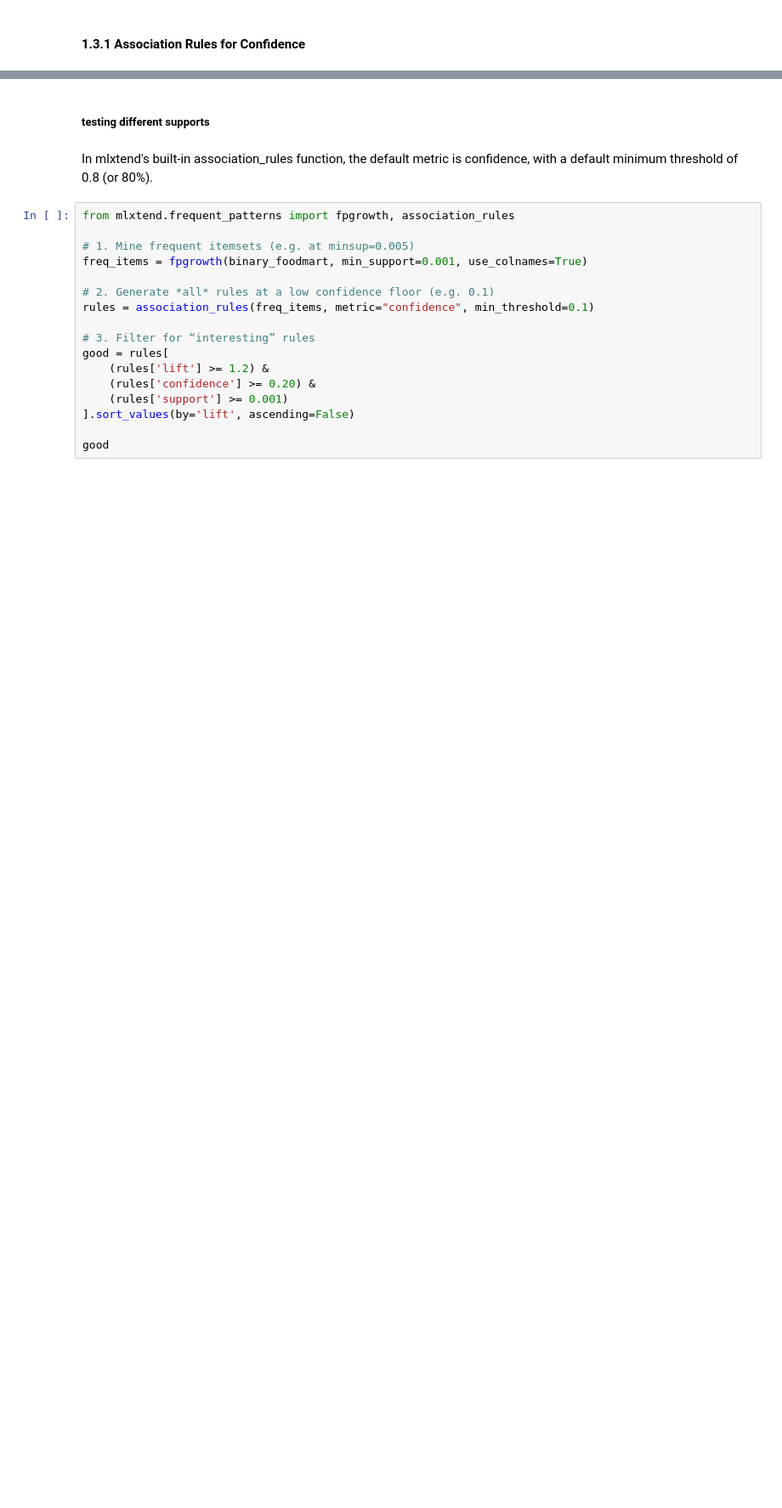
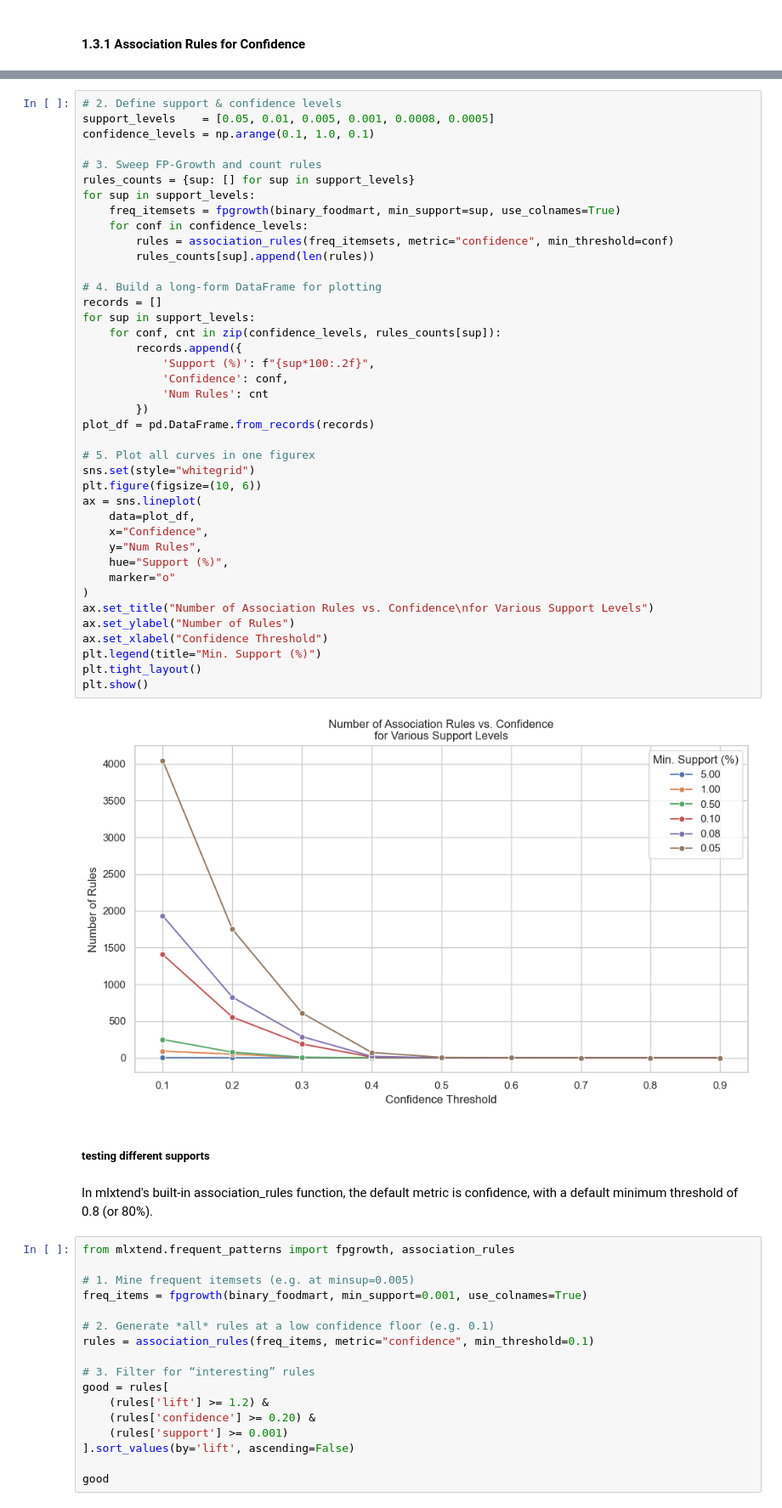
Before and after one commit to ijustsnapped/DataMine_PI, a Jupyter notebook: PD_202425_Project1/PD_202425_Project.ipynb, the cells around one changed output, grey strips where cells are left out. Shown: that part at 85% size. Drawn from its saved outputs; the diff is of its cells as text; blank space fills up the shorter version.

Commit message:
plotly in html, confidence graph

```diff
--- a/PD_202425_Project1/PD_202425_Project.ipynb
+++ b/PD_202425_Project1/PD_202425_Project.ipynb
@@ -879,3 +894,45 @@ Since the support minimum <ins>threshold level of 5% didn't display but one pair
+# %%
+# 2. Define support & confidence levels
+support_levels    = [0.05, 0.01, 0.005, 0.001, 0.0008, 0.0005]
+confidence_levels = np.arange(0.1, 1.0, 0.1)
+
+# 3. Sweep FP‑Growth and count rules
+rules_counts = {sup: [] for sup in support_levels}
+for sup in support_levels:
+    freq_itemsets = fpgrowth(binary_foodmart, min_support=sup, use_colnames=True)
+    for conf in confidence_levels:
+        rules = association_rules(freq_itemsets, metric="confidence", min_threshold=conf)
+        rules_counts[sup].append(len(rules))
+
+# 4. Build a long‑form DataFrame for plotting
+records = []
+for sup in support_levels:
+    for conf, cnt in zip(confidence_levels, rules_counts[sup]):
+        records.append({
+            'Support (%)': f"{sup*100:.2f}",
+            'Confidence': conf,
+            'Num Rules': cnt
+        })
+plot_df = pd.DataFrame.from_records(records)
+
+# 5. Plot all curves in one figurex
+sns.set(style="whitegrid")
+plt.figure(figsize=(10, 6))
+ax = sns.lineplot(
+    data=plot_df,
+    x="Confidence",
+    y="Num Rules",
+    hue="Support (%)",
+    marker="o"
+)
+ax.set_title("Number of Association Rules vs. Confidence\nfor Various Support Levels")
+ax.set_ylabel("Number of Rules")
+ax.set_xlabel("Confidence Threshold")
+plt.legend(title="Min. Support (%)")
+plt.tight_layout()
+plt.show()
+# %% [output]
+[figure, added]
 # %% [markdown]
 ##### **testing different supports**
 # %% [markdown]
```
Also changed, not shown: parts of 6 cells of this notebook, 1 other file.
